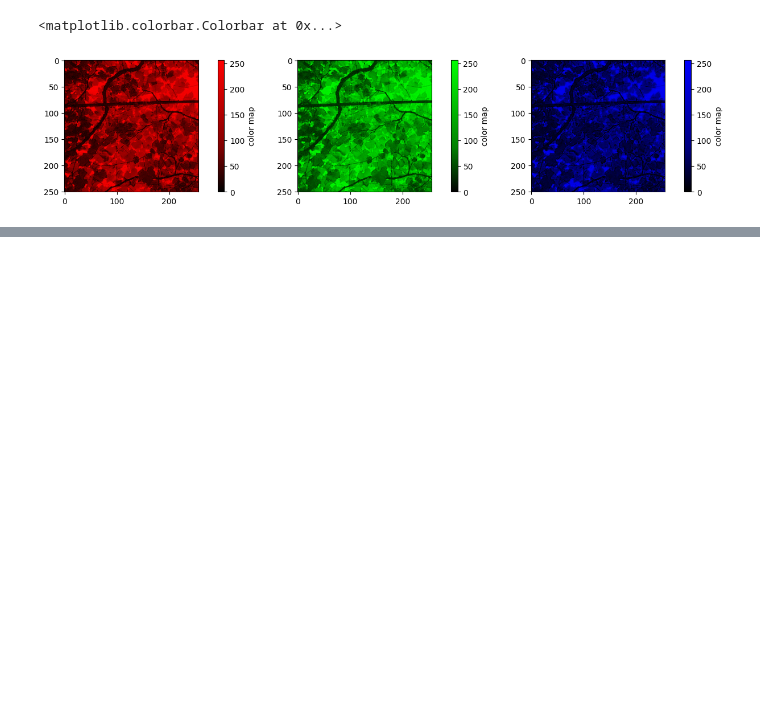
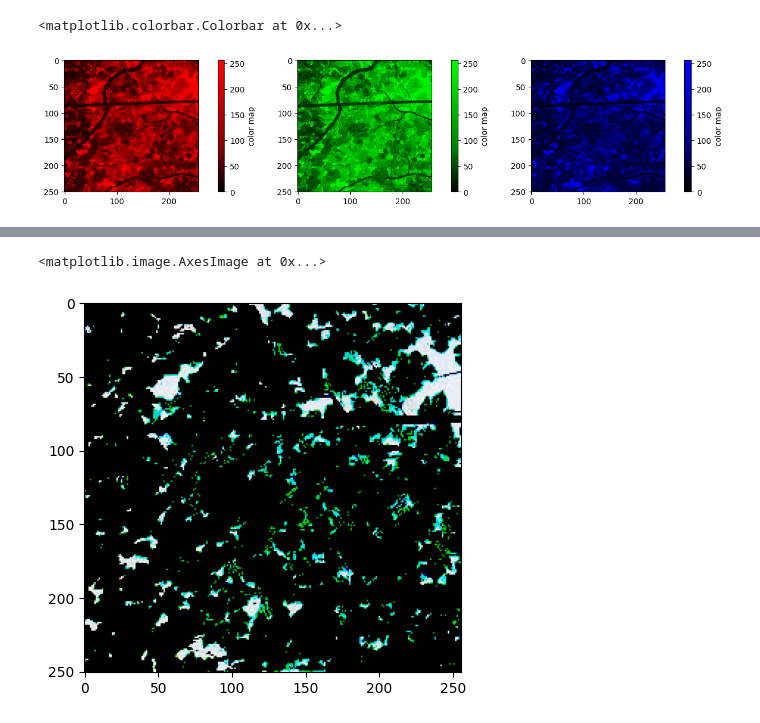
Before and after one commit to 1900690/grape-sky-segmentation, a Jupyter notebook: grape-sky-binarization.ipynb, the cells around one changed output, grey strips where cells are left out. Drawn from its saved outputs; the diff is of its cells as text; code cells hidden in the pictures; blank space fills up the shorter version.

```diff
--- a/grape-sky-binarization.ipynb
+++ b/grape-sky-binarization.ipynb
@@ -217,0 +109,12 @@ VARI = (Green – Red) / (Green + Red – Blue)
+# %%
+#@title 分けた画像を合成
+binde_image=np.empty_like(src)
+binde_image[:,:,0]=r_mask
+binde_image[:,:,1]=g_mask
+binde_image[:,:,2]=b_mask
+
+src2 = cv2.cvtColor(binde_image, cv2.COLOR_BGR2RGB)
+plt.imshow(src2)
+# %% [output]
+<matplotlib.image.AxesImage at 0x...>
+[figure, added]
```
Also changed, not shown: parts of 11 cells of this notebook.
